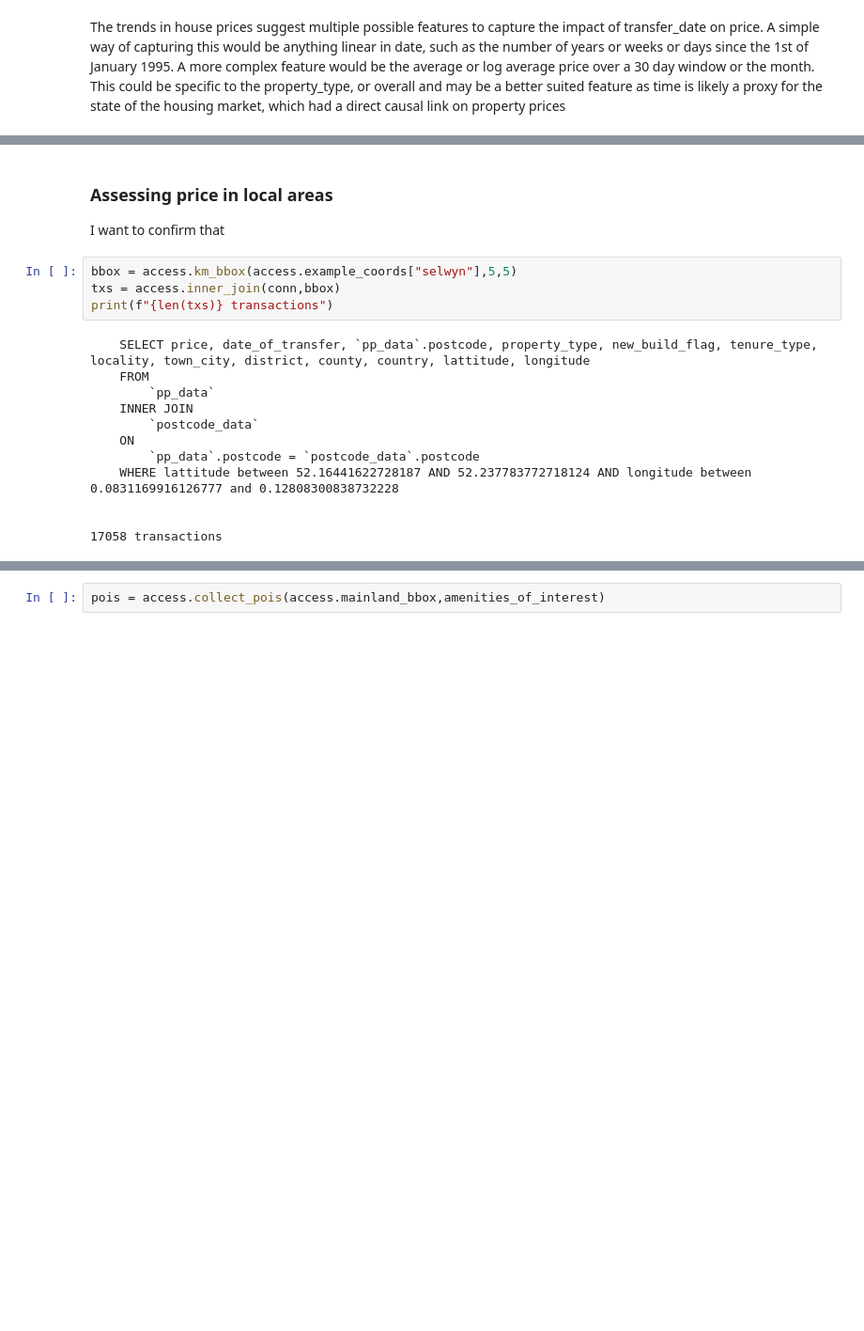
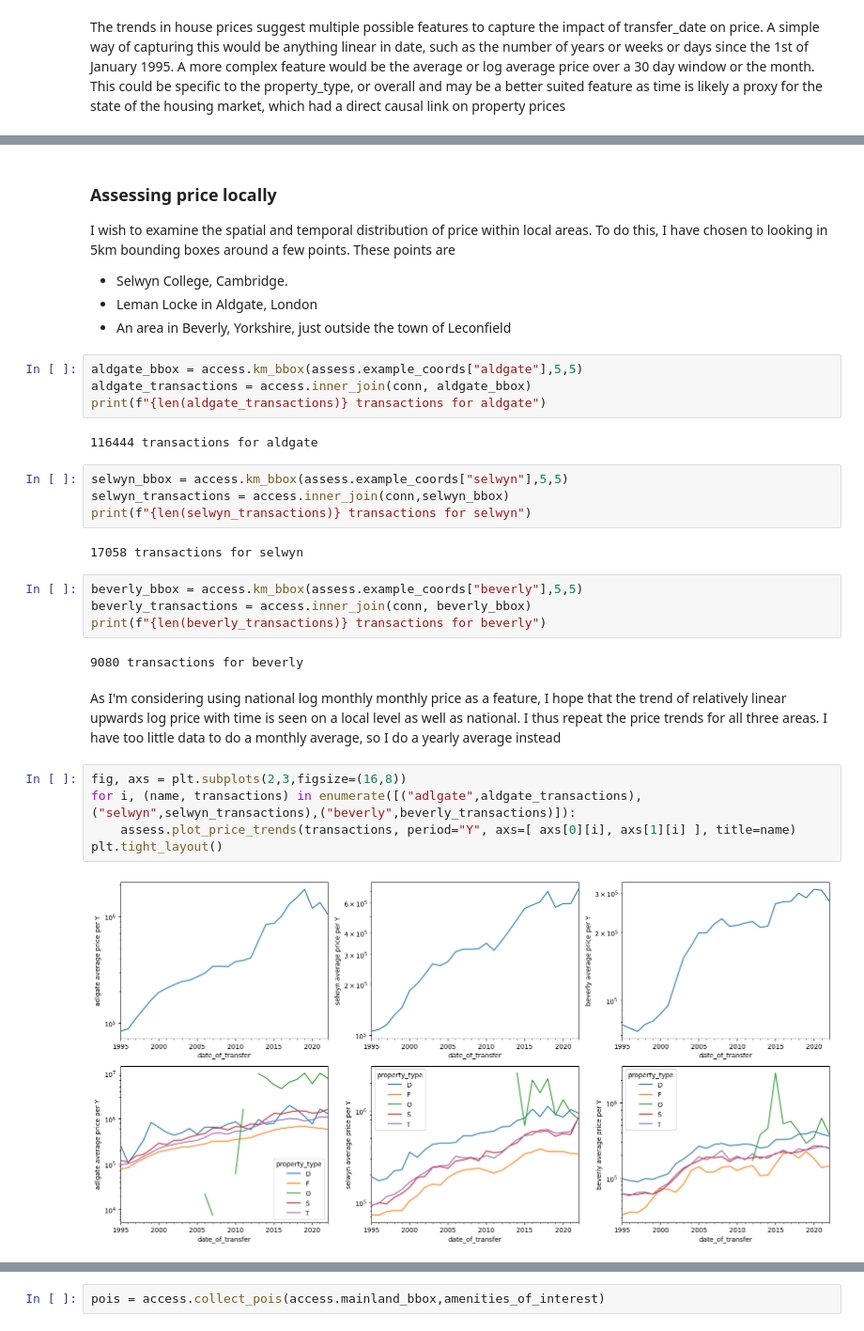
Before and after one commit to printlnHi/ukpricepaid, a Jupyter notebook: notebooks/ads_course_assessment-5.ipynb, the cells around one changed output, grey strips where cells are left out. Shown at 94% size. Drawn from its saved outputs; the diff is of its cells as text; blank space fills up the shorter version.

```diff
--- a/notebooks/ads_course_assessment-5.ipynb
+++ b/notebooks/ads_course_assessment-5.ipynb
@@ -546,19 +553,33 @@ assess.plot_logprice_frequency(sample)
 # %% [markdown]
-### Assessing price in local areas
-I want to confirm that
+### Assessing price locally
+I wish to examine the spatial and temporal distribution of price within local areas. To do this, I have chosen to looking in 5km bounding boxes around a few points. These points are
+- Selwyn College, Cambridge.
+- Leman Locke in Aldgate, London
+- An area in Beverly, Yorkshire, just outside the town of Leconfield
+# %%
+aldgate_bbox = access.km_bbox(assess.example_coords["aldgate"],5,5)
+aldgate_transactions = access.inner_join(conn, aldgate_bbox)
+print(f"{len(aldgate_transactions)} transactions for aldgate")
+# %% [output]
+116444 transactions for aldgate
 # %%
-bbox = access.km_bbox(access.example_coords["selwyn"],5,5)
-txs = access.inner_join(conn,bbox)
-print(f"{len(txs)} transactions")
+selwyn_bbox = access.km_bbox(assess.example_coords["selwyn"],5,5)
+selwyn_transactions = access.inner_join(conn,selwyn_bbox)
+print(f"{len(selwyn_transactions)} transactions for selwyn")
 # %% [output]
-    SELECT price, date_of_transfer, `pp_data`.postcode, property_type, new_build_flag, tenure_type, locality, town_city, district, county, country, lattitude, longitude
-    FROM
-        `pp_data`
-    INNER JOIN
-        `postcode_data`
-    ON
-        `pp_data`.postcode = `postcode_data`.postcode
-    WHERE lattitude between 52.16441622728187 AND 52.237783772718124 AND longitude between 0.0831169916126777 and 0.12808300838732228
-
-
-17058 transactions
+17058 transactions for selwyn
+# %%
+beverly_bbox = access.km_bbox(assess.example_coords["beverly"],5,5)
+beverly_transactions = access.inner_join(conn, beverly_bbox)
+print(f"{len(beverly_transactions)} transactions for beverly")
+# %% [output]
+9080 transactions for beverly
+# %% [markdown]
+As I'm considering using national log monthly monthly price as a feature, I hope that the trend of relatively linear upwards log price with time is seen on a local level as well as national. I thus repeat the price trends for all three areas. I have too little data to do a monthly average, so I do a yearly average instead
+# %%
+fig, axs = plt.subplots(2,3,figsize=(16,8))
+for i, (name, transactions) in enumerate([("adlgate",aldgate_transactions),("selwyn",selwyn_transactions),("beverly",beverly_transactions)]):
+    assess.plot_price_trends(transactions, period="Y", axs=[ axs[0][i], axs[1][i] ], title=name)
+plt.tight_layout()
+# %% [output]
+[figure, added]
```
Also changed, not shown: parts of 34 cells of this notebook, 2 other files.
